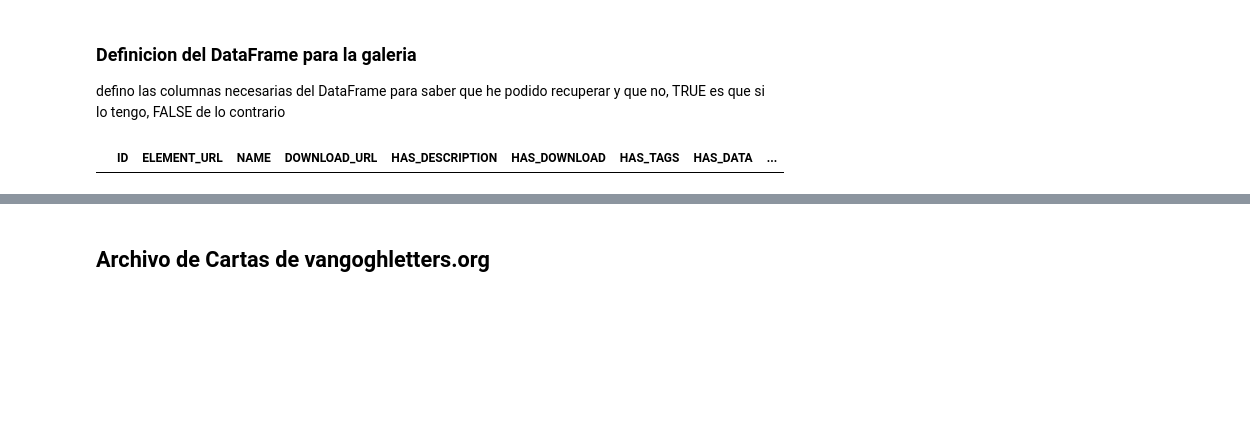
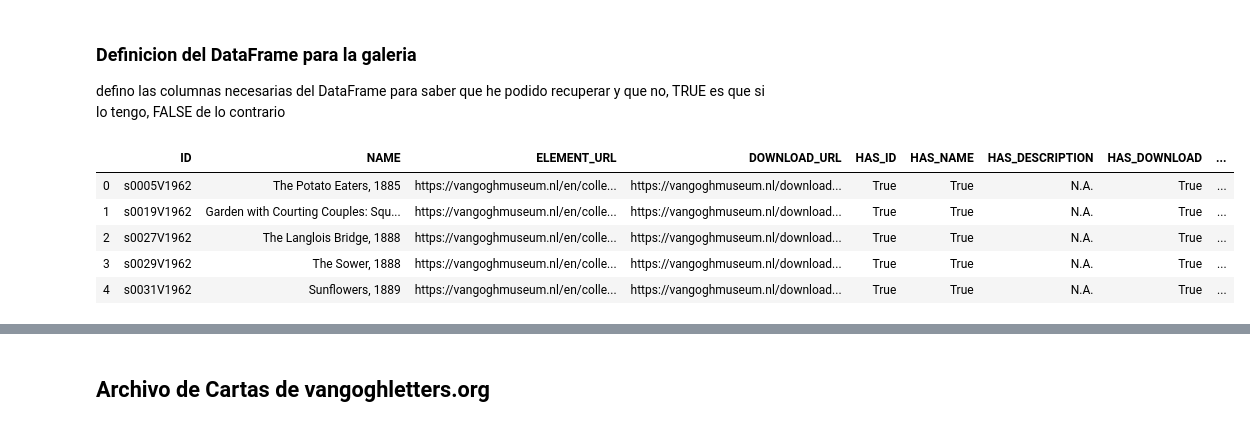
Before and after one commit to sa-artea/VVG-Letters-Scrapy, a Jupyter notebook: 01 - DataRecoveryVVG/ScrapingPinturas.ipynb, the cells around one changed output, grey strips where cells are left out. Drawn from its saved outputs; the diff is of its cells as text; code cells hidden in the pictures; blank space fills up the shorter version.

```diff
--- a/01 - DataRecoveryVVG/ScrapingPinturas.ipynb
+++ b/01 - DataRecoveryVVG/ScrapingPinturas.ipynb
@@ -60,26 +78,56 @@ defino las columnas necesarias del DataFrame para saber que he podido recuperar
 # lista de columnas para trabajar el DataFrame de la galeria, sirve para manejar la calidad del proceso
 # conocer los errores y ver que datos faltan por cada elemento de la galeria
 soupCol = [
-    "ID", # identificador unico de la galeria
+    "ID", # identificador unico de la galeria, tambien es el nombre del folder dentro del directorio local
+    "NAME", # nombre del elemento en la galeria
     "ELEMENT_URL", # enlace del elemento recuperado del ScrapyWEB
-    "NAME", # nombre del elemento en la galeria
-    "DOWNLOAD_URL", # enlace
+    "DOWNLOAD_URL", # enlace de la imagen dentro del elemento de la galeria
+
+    "HAS_ID", # booleano que identifica si se tiene un folder local del elemento
+    "HAS_NAME", # booleano que identifica si se tiene el nombre del elemento
+
     "HAS_DESCRIPTION", # booleano que identifica si se tiene la seccion de descripcion en el HTML del elemento
     "HAS_DOWNLOAD", # booleano que identifica si se tiene la seccion de enlace de descarga en el HTML del elemento
     "HAS_TAGS", # booleano que identifica si se tiene la seccion de tags de busqueda en el HTML del elemento
     "HAS_DATA", # booleano que identifica si se tiene la seccion de datos de archivo en el HTML del elemento
     "HAS_RELATEDW", # booleano que identifica si se tiene la seccion de trabajo relacionado en el HTML del elemento
-    "ERR_", # si no se obtiene el nombre se guarda el error aca
-    "ERR_DESCRIPTION", # si no se obtiene el nombre se guarda el error aca
+
+    "ERR_ID", # si no se puede crear la carpeta con el ID se guarda el error aca
+    "ERR_NAME", # si no se obtiene el nombre se guarda el error aca
+
+    "ERR_DESCRIPTION", # si no se obtiene la descripcion se guarda el error aca
     "ERR_DOWNLOAD", # si no se obtiene el enlace de descarga se guarda el error aca
     "ERR_TAGS", # si no se obtiene los tags de busqueda se guarda el error aca
     "ERR_DATA", # si no se obtiene los datos de archivo se guarda el error aca
     "ERR_RELATEDW", # si no se obtiene el trabajo relacionado se guarda el error aca
+
+    "DESCRIPTION", # aqui guardo el JSON con la informacion de la descripcion
 ]
-# %%
-# creo el dataFrame vacio con las columnas necesarias
-soupFrame = pd.DataFrame(columns = soupCol)
-soupFrame.head()
-# %% [output]
-|  | ID | ELEMENT_URL | NAME | DOWNLOAD_URL | HAS_DESCRIPTION | HAS_DOWNLOAD | HAS_TAGS | HAS_DATA | ... |
+# %%
+# creo el dataFrame vacio con las columnas necesarias
+paintsFrame = pd.DataFrame(columns = soupCol)
+
+# si existe el CSV se carga lo que existe
+galleryFile = "VanGoghGalleryIndex.csv"
+dataFolder = "data"
+
+if os.path.exists(dataFolder):
+
+    # si el CSV de index ya existe
+    galleryBackup = os.path.join(os.getcwd(), dataFolder, galleryFile)
+
+    if os.path.exists(galleryBackup):
+
+        # lo leo y lo cargo en el DataFrame
+        paintsFrame = pd.read_csv(galleryBackup, sep = ",", encoding = "utf-8", engine = "python") #, index_col = [0])
+# %%
+# pruebo si todo cargo bien
+paintsFrame.head()
+# %% [output]
+|  | ID | NAME | ELEMENT_URL | DOWNLOAD_URL | HAS_ID | HAS_NAME | HAS_DESCRIPTION | HAS_DOWNLOAD | ... |
+| 0 | s0005V1962 | The Potato Eaters, 1885 | https://vangoghmuseum.nl/en/colle... | https://vangoghmuseum.nl/download... | True | True | N.A. | True | ... |
+| 1 | s0019V1962 | Garden with Courting Couples: Squ... | https://vangoghmuseum.nl/en/colle... | https://vangoghmuseum.nl/download... | True | True | N.A. | True | ... |
+| 2 | s0027V1962 | The Langlois Bridge, 1888 | https://vangoghmuseum.nl/en/colle... | https://vangoghmuseum.nl/download... | True | True | N.A. | True | ... |
+| 3 | s0029V1962 | The Sower, 1888 | https://vangoghmuseum.nl/en/colle... | https://vangoghmuseum.nl/download... | True | True | N.A. | True | ... |
+| 4 | s0031V1962 | Sunflowers, 1889 | https://vangoghmuseum.nl/en/colle... | https://vangoghmuseum.nl/download... | True | True | N.A. | True | ... |
 # %% [markdown]
```
Also changed, not shown: parts of 32 cells of this notebook, 2 other files.
